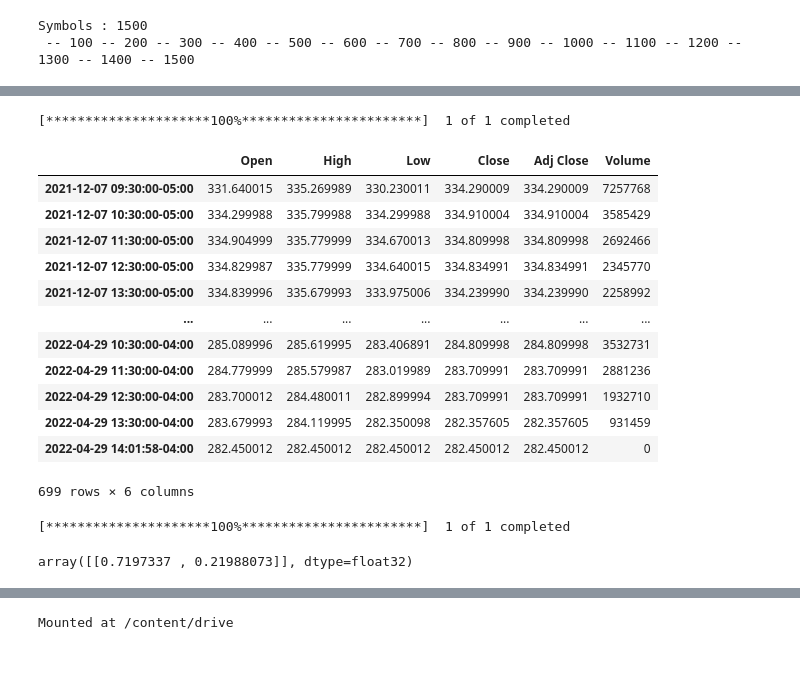
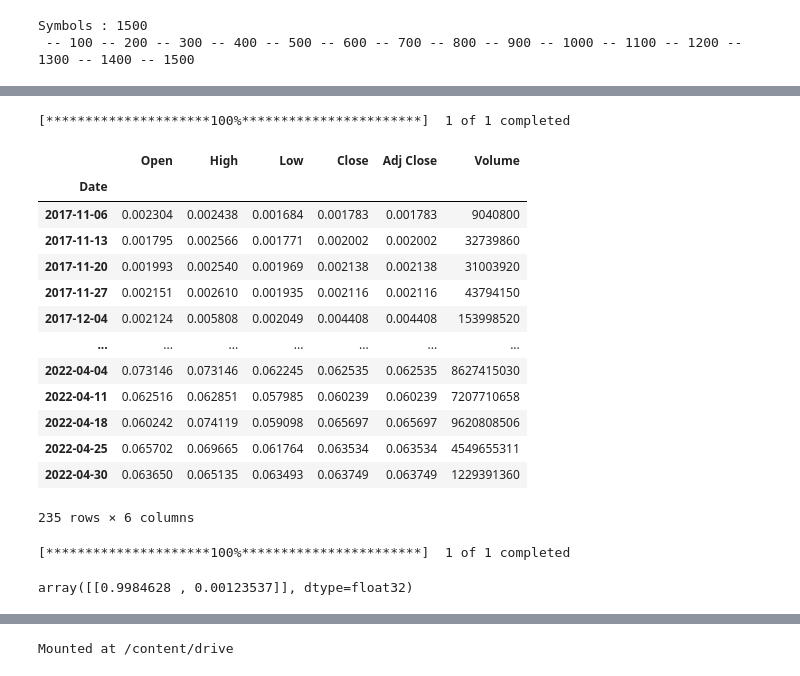
Before and after one commit to aliprg0/Google_Colab, a Jupyter notebook: CW_9G4.ipynb, the cells around one changed output, grey strips where cells are left out. Saved outputs shown, nothing was run; the diff lists cells and outputs as text; code cells hidden in the pictures.

```diff
--- a/CW_9G4.ipynb
+++ b/CW_9G4.ipynb
@@ -562,21 +556,22 @@ model.save("CW9G4_9510_S.h5")
 # %%
-data = yf.download("msft",period="100d",interval="1h")
+data = yf.download("trx-usd",period="max",interval="1wk")
 data
 # %% [output]
 [*********************100%***********************]  1 of 1 completed
 |  | Open | High | Low | Close | Adj Close | Volume |
-| 2021-12-07 09:30:00-05:00 | 331.640015 | 335.269989 | 330.230011 | 334.290009 | 334.290009 | 7257768 |
-| 2021-12-07 10:30:00-05:00 | 334.299988 | 335.799988 | 334.299988 | 334.910004 | 334.910004 | 3585429 |
-| 2021-12-07 11:30:00-05:00 | 334.904999 | 335.779999 | 334.670013 | 334.809998 | 334.809998 | 2692466 |
-| 2021-12-07 12:30:00-05:00 | 334.829987 | 335.779999 | 334.640015 | 334.834991 | 334.834991 | 2345770 |
-| 2021-12-07 13:30:00-05:00 | 334.839996 | 335.679993 | 333.975006 | 334.239990 | 334.239990 | 2258992 |
+| Date |  |  |  |  |  |  |
+| 2017-11-06 | 0.002304 | 0.002438 | 0.001684 | 0.001783 | 0.001783 | 9040800 |
+| 2017-11-13 | 0.001795 | 0.002566 | 0.001771 | 0.002002 | 0.002002 | 32739860 |
+| 2017-11-20 | 0.001993 | 0.002540 | 0.001969 | 0.002138 | 0.002138 | 31003920 |
+| 2017-11-27 | 0.002151 | 0.002610 | 0.001935 | 0.002116 | 0.002116 | 43794150 |
+| 2017-12-04 | 0.002124 | 0.005808 | 0.002049 | 0.004408 | 0.004408 | 153998520 |
 | ... | ... | ... | ... | ... | ... | ... |
-| 2022-04-29 10:30:00-04:00 | 285.089996 | 285.619995 | 283.406891 | 284.809998 | 284.809998 | 3532731 |
-| 2022-04-29 11:30:00-04:00 | 284.779999 | 285.579987 | 283.019989 | 283.709991 | 283.709991 | 2881236 |
-| 2022-04-29 12:30:00-04:00 | 283.700012 | 284.480011 | 282.899994 | 283.709991 | 283.709991 | 1932710 |
-| 2022-04-29 13:30:00-04:00 | 283.679993 | 284.119995 | 282.350098 | 282.357605 | 282.357605 | 931459 |
-| 2022-04-29 14:01:58-04:00 | 282.450012 | 282.450012 | 282.450012 | 282.450012 | 282.450012 | 0 |
+| 2022-04-04 | 0.073146 | 0.073146 | 0.062245 | 0.062535 | 0.062535 | 8627415030 |
+| 2022-04-11 | 0.062516 | 0.062851 | 0.057985 | 0.060239 | 0.060239 | 7207710658 |
+| 2022-04-18 | 0.060242 | 0.074119 | 0.059098 | 0.065697 | 0.065697 | 9620808506 |
+| 2022-04-25 | 0.065702 | 0.069665 | 0.061764 | 0.063534 | 0.063534 | 4549655311 |
+| 2022-04-30 | 0.063650 | 0.065135 | 0.063493 | 0.063749 | 0.063749 | 1229391360 |
-699 rows × 6 columns
+235 rows × 6 columns
 # %%
 def process_for_prediction(data):
         i = -1
@@ -869,11 +864,11 @@ def make_prediction(symbol,timeframe):
     lst = [str(i) for i in data.index.values]
     ddata = process_for_prediction(data)
     return(model.predict(ddata))
-# %%
-make_prediction("msft","1h")
-# %% [output]
-[*********************100%***********************]  1 of 1 completed
-array([[0.7197337 , 0.21988073]], dtype=float32)
+# %%
+make_prediction("trx-usd","1wk")
+# %% [output]
+[*********************100%***********************]  1 of 1 completed
+array([[0.9984628 , 0.00123537]], dtype=float32)
 # %%
 def process_for_prediction(data):
         i = -1
```
Also changed, not shown: parts of 6 cells of this notebook.
